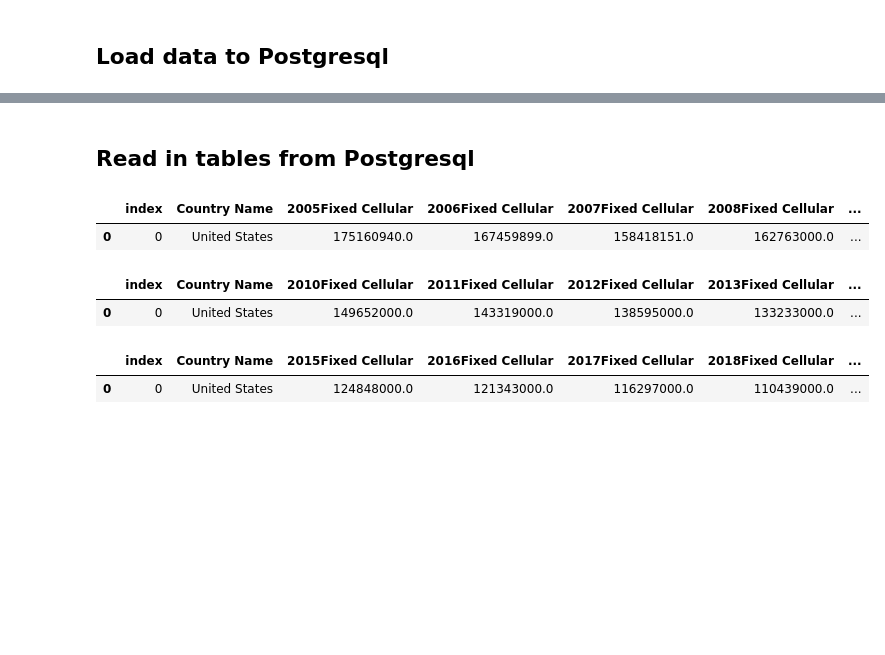
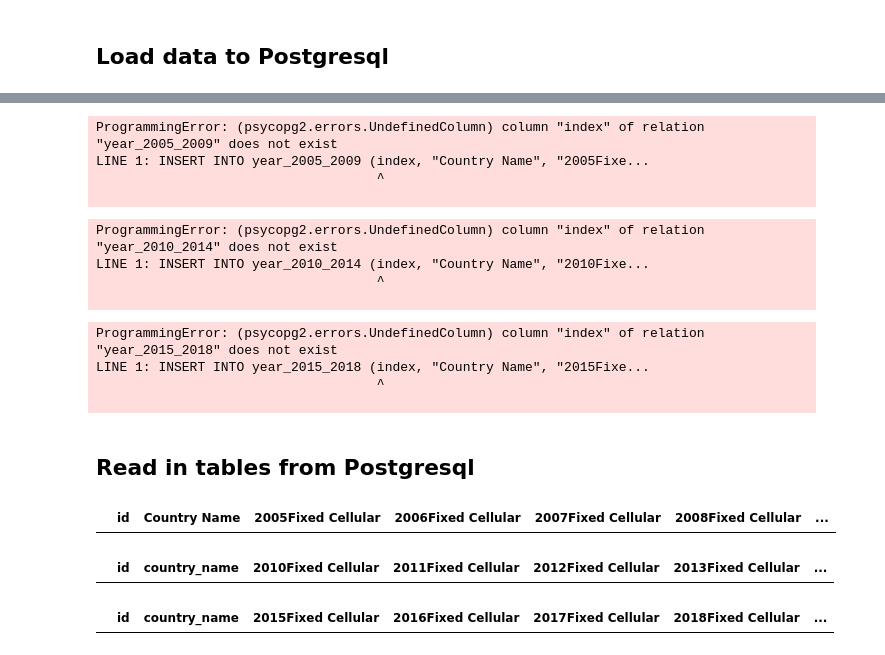
Before and after one commit to Lindsey-G/UCI-Homework-Giron, a Jupyter notebook: Homework_01/13-ETL-project/ETL_project.ipynb, the cells around one changed output, grey strips where cells are left out. Saved outputs shown, nothing was run; the diff lists cells and outputs as text; code cells hidden in the pictures; blank space fills up the shorter version.

```diff
--- a/Homework_01/13-ETL-project/ETL_project.ipynb
+++ b/Homework_01/13-ETL-project/ETL_project.ipynb
@@ -150,29 +145,41 @@ engine.table_names()
 # %%
 # load year_2005_2009 DataFrame to postgresql
-year_2005_2009.to_sql(name='Year_2005_2009', con=engine, if_exists='append', index=True)
+year_2005_2009.to_sql(name='year_2005_2009', con=engine, if_exists='append', index=True)
+# %% [output]
+ProgrammingError: (psycopg2.errors.UndefinedColumn) column "index" of relation "year_2005_2009" does not exist
+LINE 1: INSERT INTO year_2005_2009 (index, "Country Name", "2005Fixe...
+                                    ^
+
 # %%
 # load year_2010_2014 DataFrame to postgresql
-year_2010_2014.to_sql(name='Year_2010_2014', con=engine, if_exists='append', index=True)
+year_2010_2014.to_sql(name='year_2010_2014', con=engine, if_exists='append', index=True)
+# %% [output]
+ProgrammingError: (psycopg2.errors.UndefinedColumn) column "index" of relation "year_2010_2014" does not exist
+LINE 1: INSERT INTO year_2010_2014 (index, "Country Name", "2010Fixe...
+                                    ^
+
 # %%
 # load year_2015_2018 DataFrame to postgresql
-year_2015_2018.to_sql(name='Year_2015_2018', con=engine, if_exists='append', index=True)
+year_2015_2018.to_sql(name='year_2015_2018', con=engine, if_exists='append', index=True)
+# %% [output]
+ProgrammingError: (psycopg2.errors.UndefinedColumn) column "index" of relation "year_2015_2018" does not exist
+LINE 1: INSERT INTO year_2015_2018 (index, "Country Name", "2015Fixe...
+                                    ^
+
 # %% [markdown]
 ## Read in tables from Postgresql
 # %%
 # Read in year_2005_2009 table from postgresql
-pd.read_sql_query('SELECT * FROM "Year_2005_2009"', con=engine)
+pd.read_sql_query('SELECT * FROM year_2005_2009', con=engine)
 # %% [output]
-|  | index | Country Name | 2005Fixed Cellular | 2006Fixed Cellular | 2007Fixed Cellular | 2008Fixed Cellular | ... |
-| 0 | 0 | United States | 175160940.0 | 167459899.0 | 158418151.0 | 162763000.0 | ... |
+|  | id | Country Name | 2005Fixed Cellular | 2006Fixed Cellular | 2007Fixed Cellular | 2008Fixed Cellular | ... |
 # %%
 # Read in year_2010_2014 table from postgresql
-pd.read_sql_query('SELECT * FROM "Year_2010_2014"', con=engine)
+pd.read_sql_query('SELECT * FROM year_2010_2014', con=engine)
 # %% [output]
-|  | index | Country Name | 2010Fixed Cellular | 2011Fixed Cellular | 2012Fixed Cellular | 2013Fixed Cellular | ... |
-| 0 | 0 | United States | 149652000.0 | 143319000.0 | 138595000.0 | 133233000.0 | ... |
+|  | id | country_name | 2010Fixed Cellular | 2011Fixed Cellular | 2012Fixed Cellular | 2013Fixed Cellular | ... |
 # %%
 # Read in year_2015_2018 table from postgresql
-pd.read_sql_query('SELECT * FROM "Year_2015_2018"', con=engine)
+pd.read_sql_query('SELECT * FROM year_2015_2018', con=engine)
 # %% [output]
-|  | index | Country Name | 2015Fixed Cellular | 2016Fixed Cellular | 2017Fixed Cellular | 2018Fixed Cellular | ... |
-| 0 | 0 | United States | 124848000.0 | 121343000.0 | 116297000.0 | 110439000.0 | ... |
+|  | id | country_name | 2015Fixed Cellular | 2016Fixed Cellular | 2017Fixed Cellular | 2018Fixed Cellular | ... |
```
Also changed, not shown: parts of 1 cell of this notebook, 2 other files.
